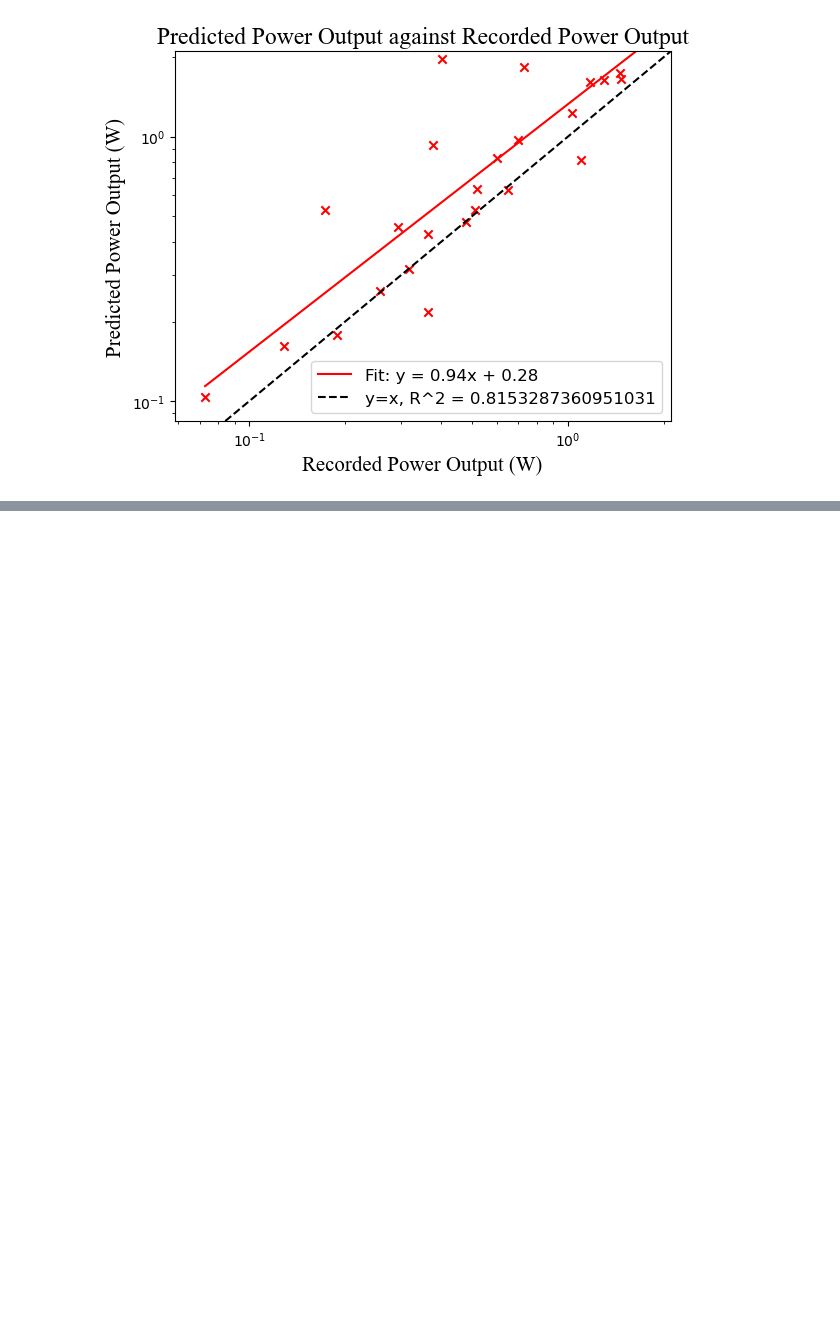
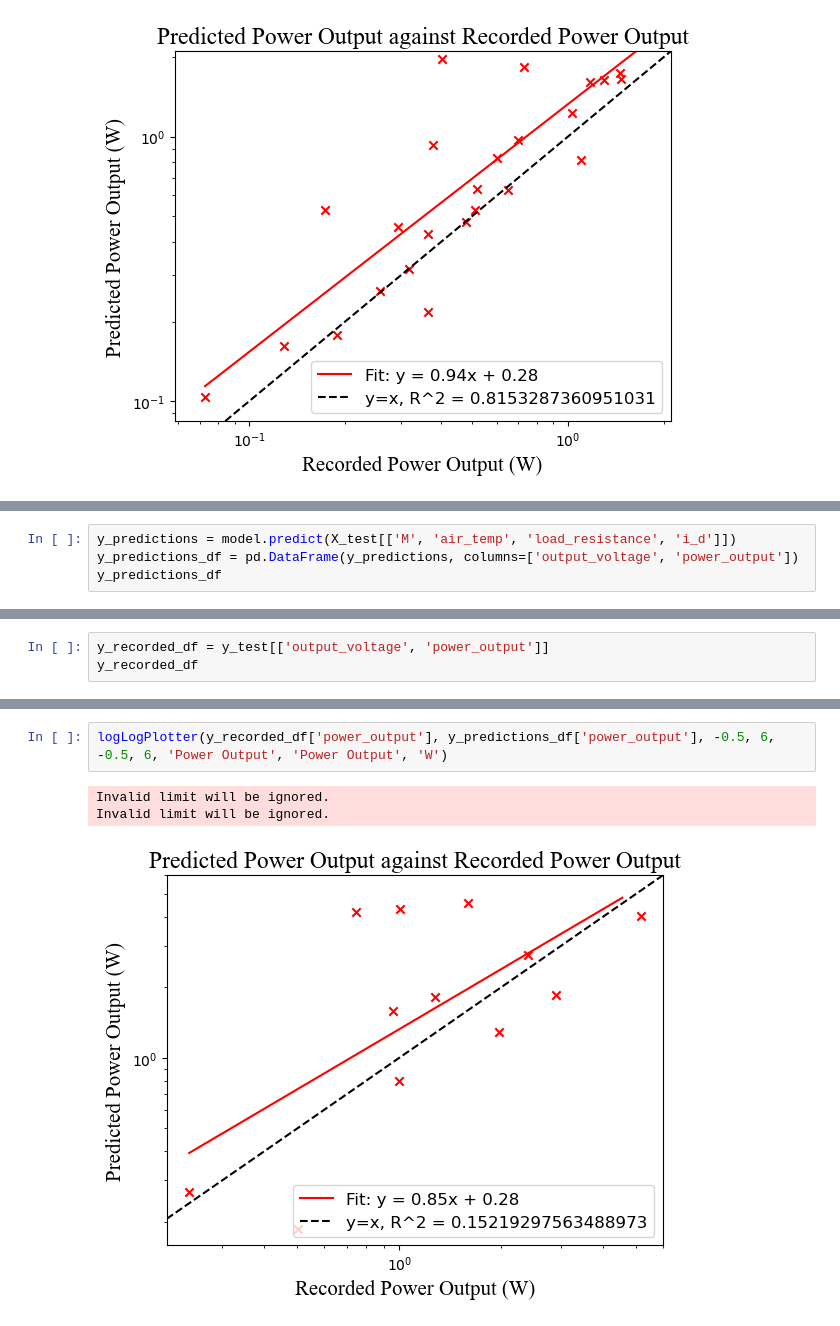
Before and after one commit to shawnkchan/ME249_P3, a Jupyter notebook: Task 2.1 SHAWN/CodeP3.2.1F23.ipynb, the cells around one changed output, grey strips where cells are left out. Drawn from its saved outputs; the diff is of its cells as text; blank space fills up the shorter version.

```diff
--- a/Task 2.1 SHAWN/CodeP3.2.1F23.ipynb
+++ b/Task 2.1 SHAWN/CodeP3.2.1F23.ipynb
@@ -283,0 +292,4 @@ Invalid limit will be ignored.
+# %%
+y_predictions = model.predict(X_test[['M', 'air_temp', 'load_resistance', 'i_d']])
+y_predictions_df = pd.DataFrame(y_predictions, columns=['output_voltage', 'power_output'])
+y_predictions_df
@@ -283,0 +310,3 @@ Invalid limit will be ignored.
+# %%
+y_recorded_df = y_test[['output_voltage', 'power_output']]
+y_recorded_df
@@ -283,0 +334,6 @@ Invalid limit will be ignored.
+# %%
+logLogPlotter(y_recorded_df['power_output'], y_predictions_df['power_output'], -0.5, 6, -0.5, 6, 'Power Output', 'Power Output', 'W')
+# %% [output]
+Invalid limit will be ignored.
+Invalid limit will be ignored.
+[figure, added]
```
Also changed, not shown: parts of 7 cells of this notebook, 15 other files.
